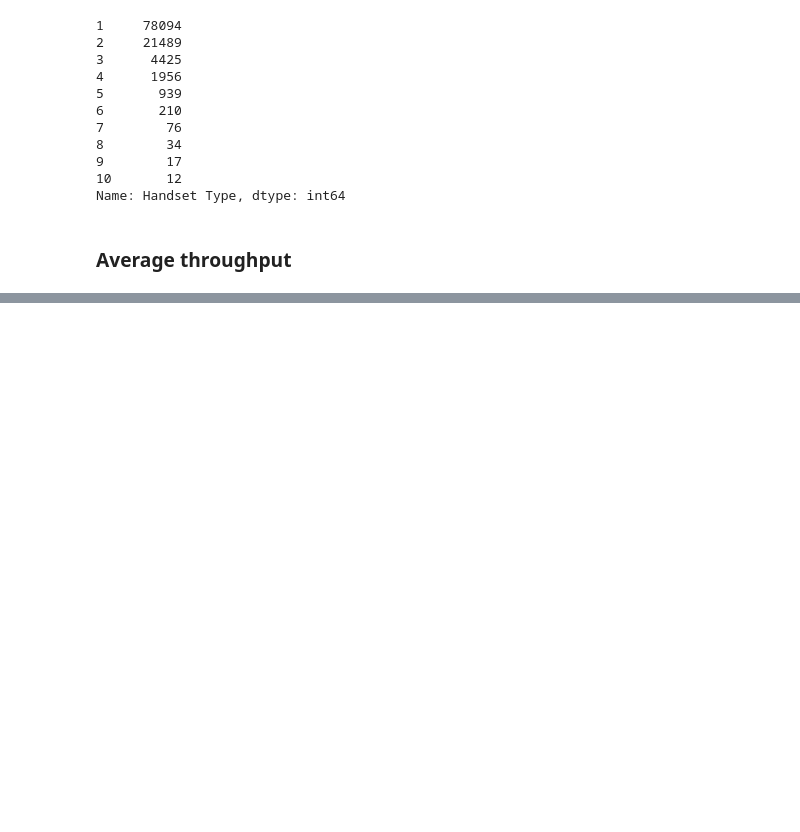
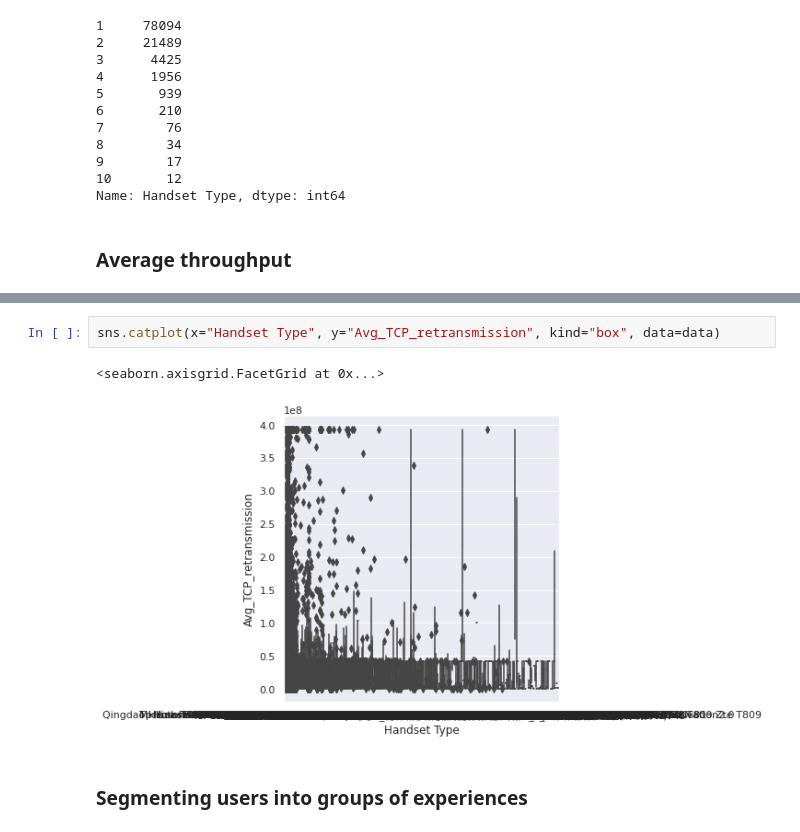
Before and after one commit to luelhagos/User-Analytics-in-the-Telecommunication-Industry, a Jupyter notebook: notebooks/final.ipynb, the cells around one changed output, grey strips where cells are left out. Cells and saved outputs as stored; diff of their text form; blank space fills up the shorter version.

```diff
--- a/notebooks/final.ipynb
+++ b/notebooks/final.ipynb
@@ -1038,0 +1133,7 @@ Name: Handset Type, dtype: int64
+# %%
+sns.catplot(x="Handset Type", y="Avg_TCP_retransmission", kind="box", data=data)
+# %% [output]
+<seaborn.axisgrid.FacetGrid at 0x...>
+[figure, added]
+# %% [markdown]
+### Segmenting users into groups of experiences
```
Also changed, not shown: parts of 22 cells of this notebook.
